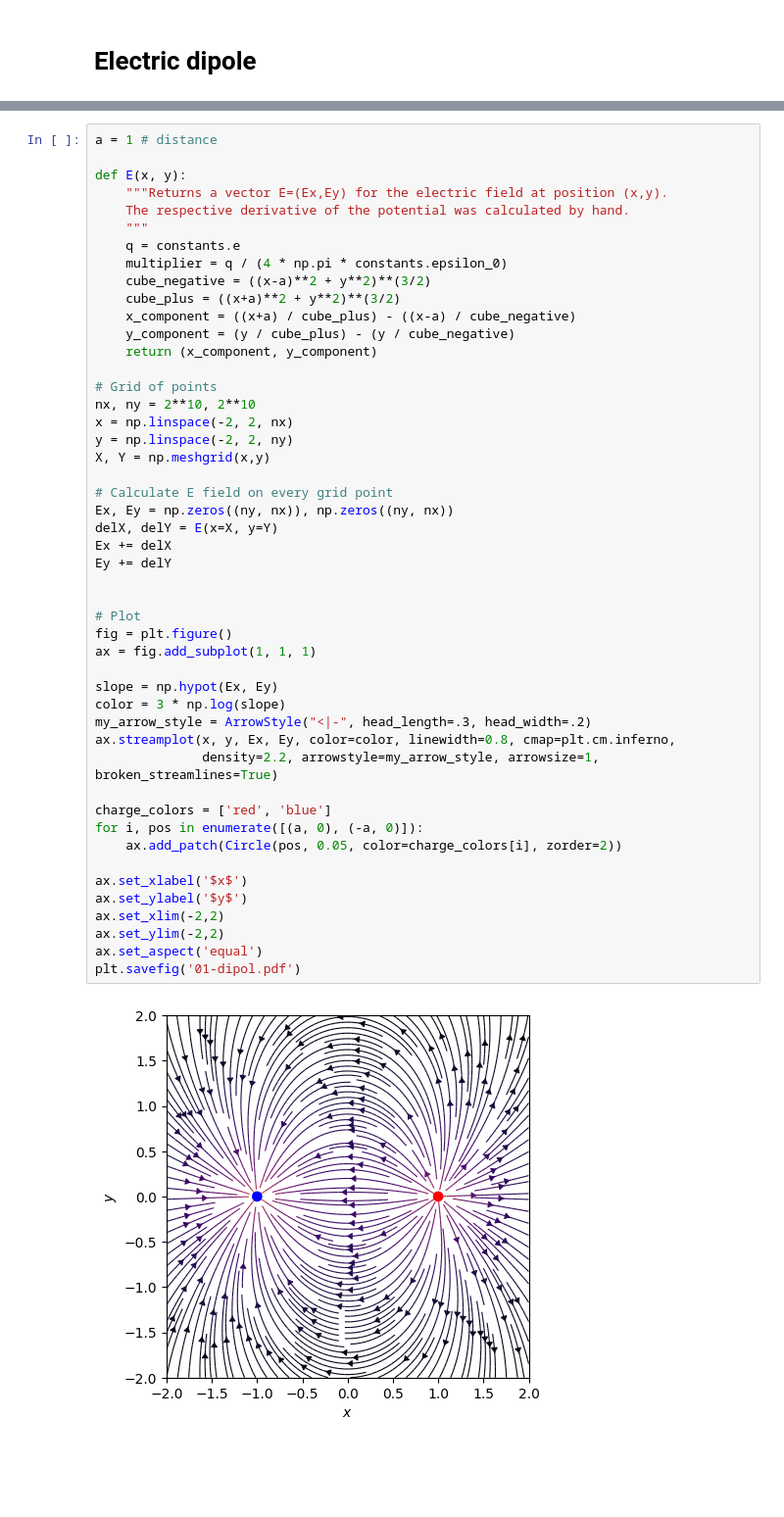
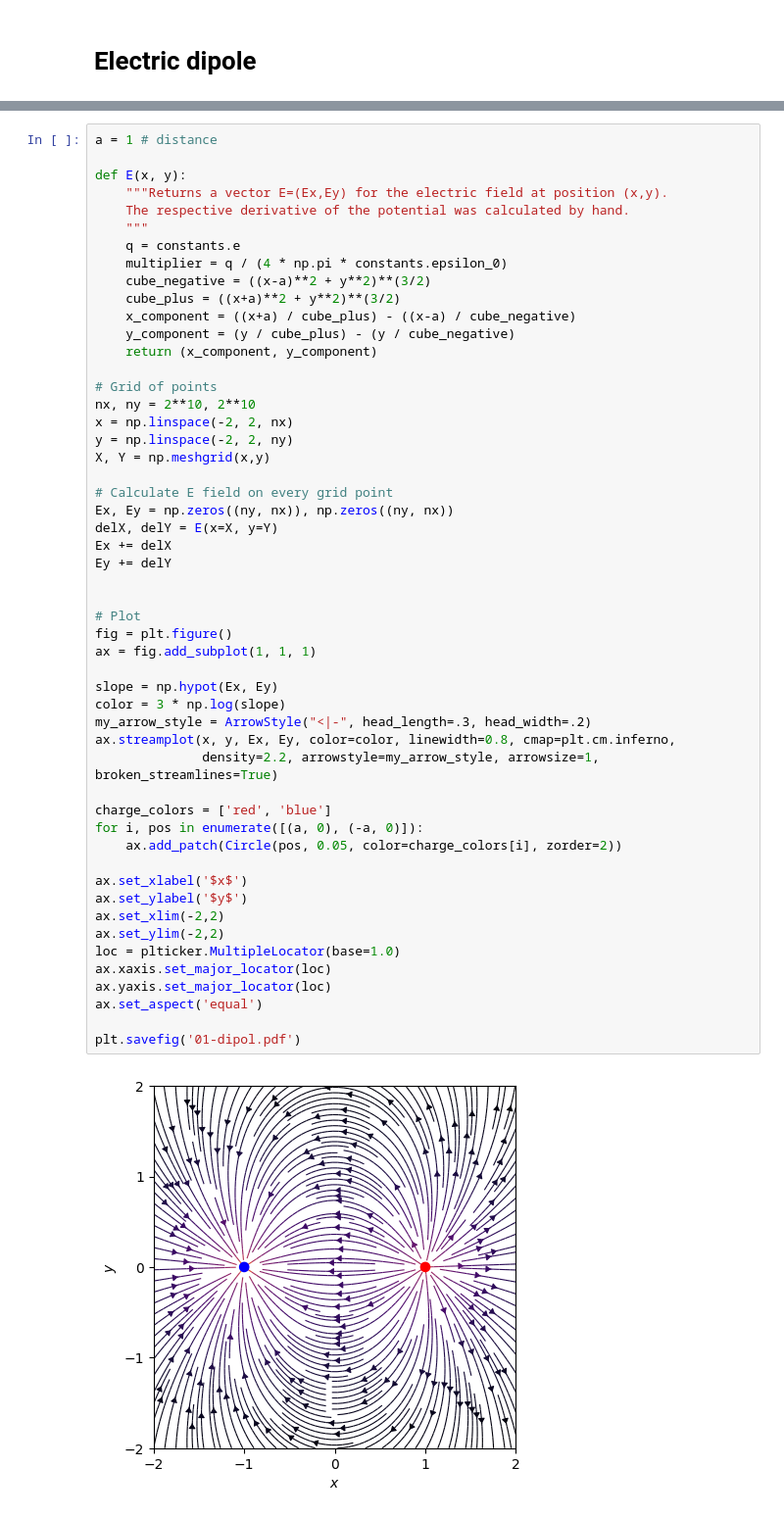
Before and after one commit to hd-exercises/exp-2-plots, a Jupyter notebook: src/homework-01/01-dipol.ipynb, the cells around one changed output, grey strips where cells are left out. Shown: that part at 98% size. Saved outputs shown, nothing was run; the diff lists cells and outputs as text; blank space fills up the shorter version.

```diff
--- a/src/homework-01/01-dipol.ipynb
+++ b/src/homework-01/01-dipol.ipynb
@@ -27,31 +28,35 @@ y = np.linspace(-2, 2, ny)
 X, Y = np.meshgrid(x,y)
 
 # Calculate E field on every grid point
 Ex, Ey = np.zeros((ny, nx)), np.zeros((ny, nx))
 delX, delY = E(x=X, y=Y)
 Ex += delX
 Ey += delY
 
 
 # Plot
 fig = plt.figure()
 ax = fig.add_subplot(1, 1, 1)
 
 slope = np.hypot(Ex, Ey)
 color = 3 * np.log(slope)
 my_arrow_style = ArrowStyle("<|-", head_length=.3, head_width=.2)
 ax.streamplot(x, y, Ex, Ey, color=color, linewidth=0.8, cmap=plt.cm.inferno,
               density=2.2, arrowstyle=my_arrow_style, arrowsize=1, broken_streamlines=True)
 
 charge_colors = ['red', 'blue']
 for i, pos in enumerate([(a, 0), (-a, 0)]):
     ax.add_patch(Circle(pos, 0.05, color=charge_colors[i], zorder=2))
 
 ax.set_xlabel('$x$')
 ax.set_ylabel('$y$')
 ax.set_xlim(-2,2)
 ax.set_ylim(-2,2)
+loc = plticker.MultipleLocator(base=1.0)
+ax.xaxis.set_major_locator(loc)
+ax.yaxis.set_major_locator(loc)
 ax.set_aspect('equal')
+
 plt.savefig('01-dipol.pdf')
 # %% [output]
-[figure, old version]
+[figure, new version]
```
Also changed, not shown: parts of 1 cell of this notebook, 1 other file.
